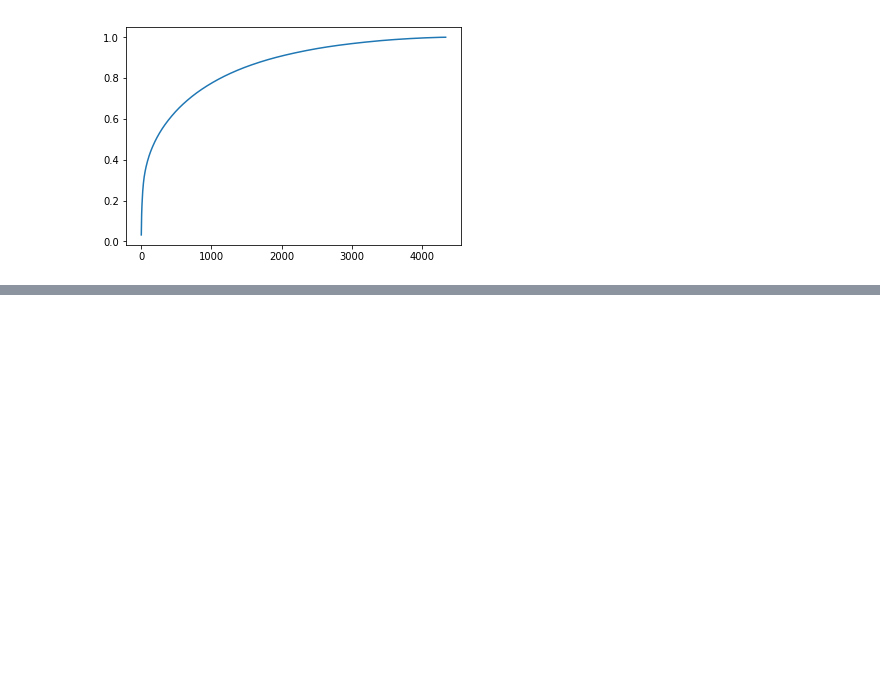
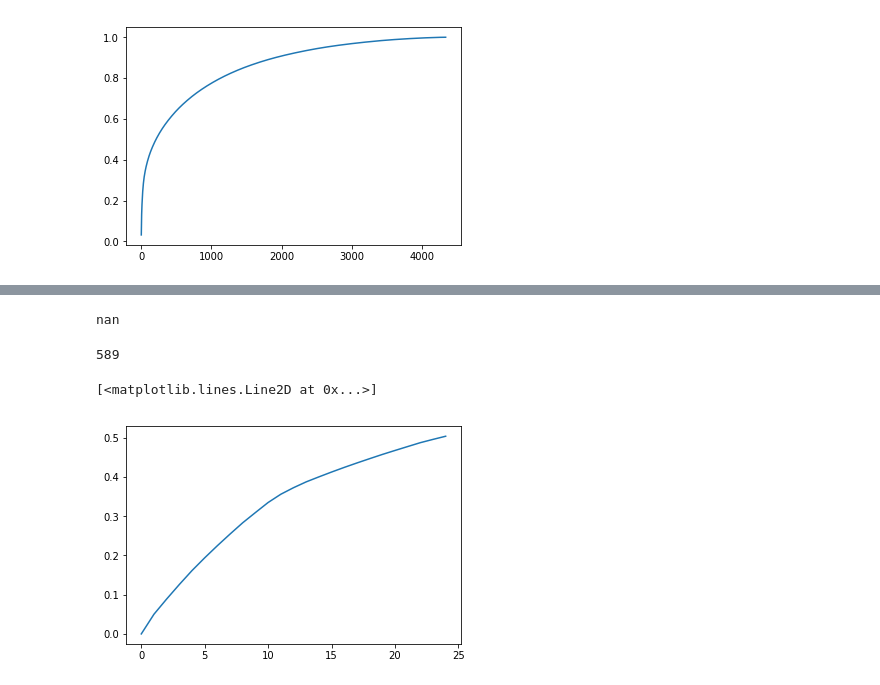
Before and after one commit to leexa90/E-commece-Data-Science, a Jupyter notebook: Untitled.ipynb, the cells around one changed output, grey strips where cells are left out. Saved outputs shown, nothing was run; the diff lists cells and outputs as text; code cells hidden in the pictures; blank space fills up the shorter version.

```diff
--- a/Untitled.ipynb
+++ b/Untitled.ipynb
@@ -127,7 +127,8 @@ for i in [0.01,0.1,1,2,5,10,20,50,60]:
     print num,
     print 'Top %s percent of products,%s percent of profit'%(i,100*np.round(temp2.loc[num]['cummulative_profit'],2))
 plt.plot(temp2['cummulative_profit']);plt.show()
-x = 75
+x = 200
+print np.sum(temp2['num_times_brought']>x)
 print 'threshold=',x,',',np.round(np.mean(temp2['num_times_brought']>x),2),'of products account for',
 print np.round(np.sum(temp2[temp2['num_times_brought']>x]['TotalRevenue'])/np.sum(temp2['TotalRevenue']),3),'of revenue\n\n'
 temp3 = temp2[temp2['num_times_brought']>x]
@@ -148,6 +150,7 @@ threshold= 75 , 0.46 of products account for 0.888 of revenue
 # %%
 customer_info = data.groupby(['CustomerID',])['TotalRevenue'].apply(sum).reset_index(drop=False)
-customer_info = customer_info.sort_values('TotalRevenue').iloc[::-2].reset_index(drop=False)
+customer_info = customer_info.sort_values('TotalRevenue').iloc[::-1].reset_index(drop=False)
+
 for year in pd.unique(data.Year):
     for month in sorted(map(int,pd.unique(data.Month))):
         temp0  =  data2[(data2.Year==year) & (data2.Month==month)]
@@ -184,4 +206,9 @@ train[train.CustomerID==12346.0]
 # %%
+#get all orders from customer during time period
 Invoice = train.groupby(['CustomerID',]).apply(lambda x :(list(x['StockCode_NR_int']),
                                                          list(x['Quantity']))).reset_index(drop=0)
-print Invoice
+#print Invoice.head()
+customer_info_orders = pd.merge(customer_info,Invoice,on='CustomerID',how='outer')
+customer_info_orders.rename(columns={0 : 'orders'},inplace=True)
+customer_info_orders = customer_info_orders.sort_values('CustomerID')
+#print customer_info_orders
@@ -206,7 +215,9 @@ print Invoice
 # %%
-matrix = np.zeros((len(Invoice),counter)).astype(np.float32)
-for i in range(len(Invoice)):
-    pdt,quantity = Invoice.iloc[i][0]
+matrix = np.zeros((len(customer_info_orders),counter)).astype(np.float32)
+for i in range(len(customer_info_orders)):
+    try:
+        pdt,quantity = customer_info_orders.iloc[i]['orders']
+    except TypeError : None #no orders presetn
     for j,k in zip(pdt,quantity):
         matrix[i,j] += k
 import gc
@@ -250,0 +227,17 @@ data[data['TotalRevenue'] >5]
+# %%
+customer_info_orders.iloc[i]['orders']
+# %% [output]
+nan
+# %%
+# recommendation system , for our case since entries are small, we use SVD to do matrix factorization
+# instead of a less expensive but approximate algorithm like alternating last squares. This is not scalable.
+U,D,V = np.linalg.svd(matrix)
+Z = sum(D)
+print len(D)
+D = D[:25]
+
+plt.plot(map(lambda x : np.sum(D[:x])/Z,range(len(D))))
+# %% [output]
+589
+[<matplotlib.lines.Line2D at 0x...>]
+[figure, added]
```
Also changed, not shown: parts of 14 cells of this notebook.
